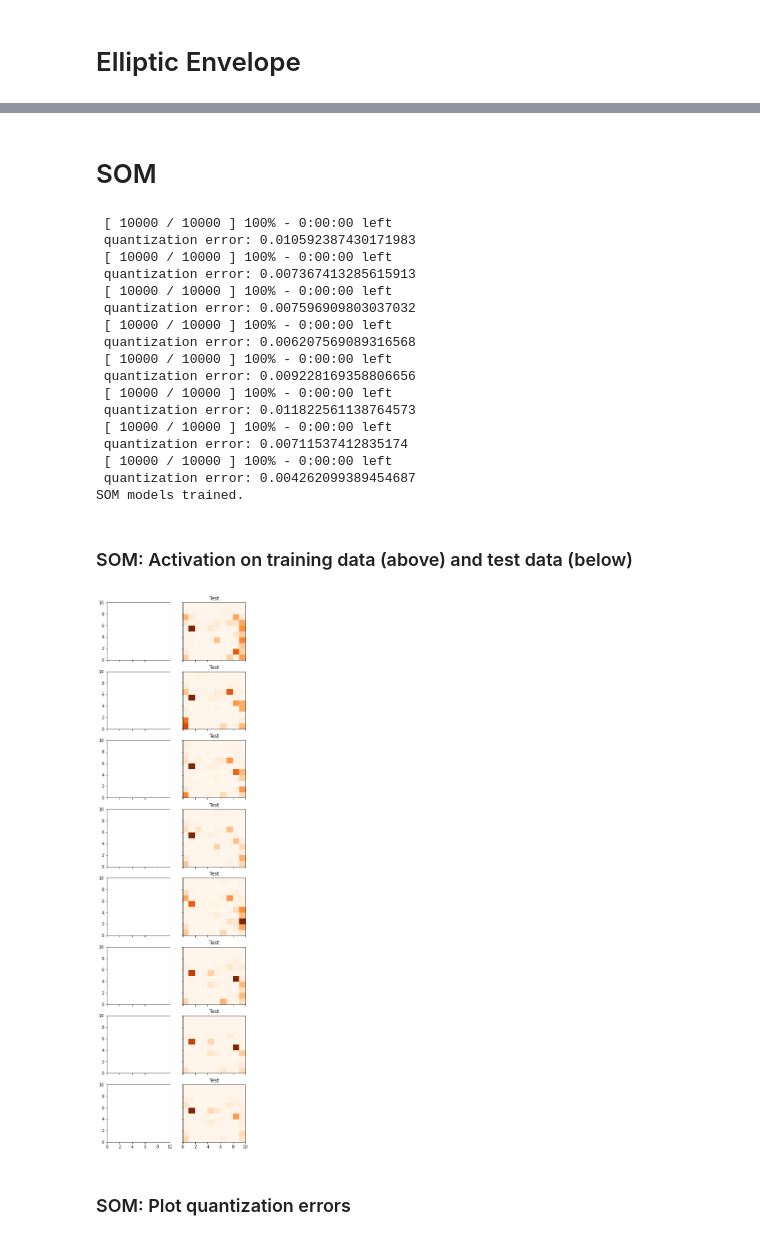
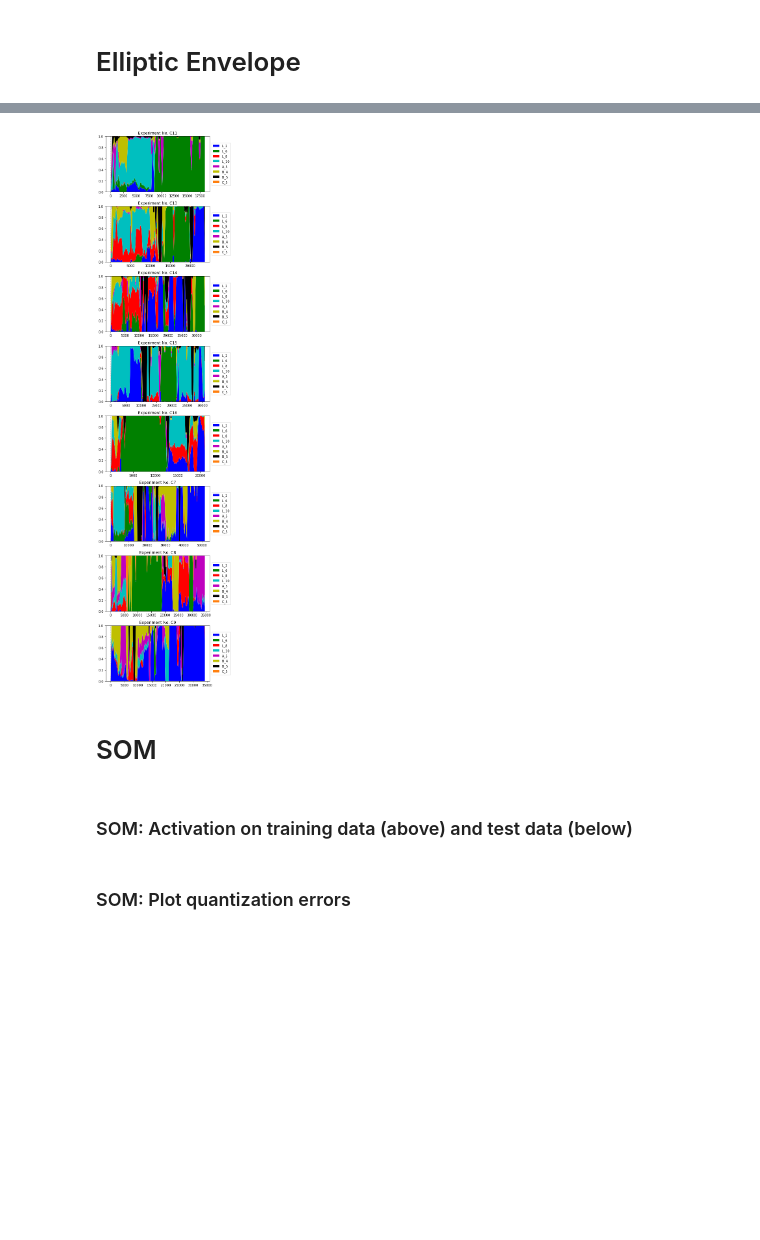
Before and after one commit to dglttr/dm_seminar_ws2020, a Jupyter notebook: notebooks/main.ipynb, the cells around one changed output, grey strips where cells are left out. Drawn from its saved outputs; the diff is of its cells as text; code cells hidden in the pictures; blank space fills up the shorter version.

```diff
--- a/notebooks/main.ipynb
+++ b/notebooks/main.ipynb
@@ -151,0 +326,21 @@ Wall time: 1.37 s
+# %%
+%%time
+def set_others_na(l, value: str) -> list:
+    return [(el if el == value else np.NaN) for el in l]
+
+WINDOW = 300
+
+occurrences_all = [
+    [
+        pd.Series(set_others_na(experiment, "L_2")).rolling(WINDOW).count() / WINDOW,
+        pd.Series(set_others_na(experiment, "L_6")).rolling(WINDOW).count() / WINDOW,
+        pd.Series(set_others_na(experiment, "L_8")).rolling(WINDOW).count() / WINDOW,
+        pd.Series(set_others_na(experiment, "L_10")).rolling(WINDOW).count() / WINDOW,
+        pd.Series(set_others_na(experiment, "A_5")).rolling(WINDOW).count() / WINDOW,
+        pd.Series(set_others_na(experiment, "B_4")).rolling(WINDOW).count() / WINDOW,
+        pd.Series(set_others_na(experiment, "B_5")).rolling(WINDOW).count() / WINDOW,
+        pd.Series(set_others_na(experiment, "C_5")).rolling(WINDOW).count() / WINDOW
+    ] for experiment in oc_svm_anom_loc
+]
+
+print("Occurrences computed.")
@@ -152,8 +350,34 @@ Wall time: 1.37 s
+# %%
+fig, ax = plt.subplots(8, 1)
+fig.set_size_inches(6, 24)
+
+for i, experiment in enumerate(occurrences_all):
+    axis = ax[i]
+    axis.set_title(f"Experiment No. {EXPERIMENT_NAMES[i]}")
+
+    index = list(range(len(experiment[0])))
+    axis.stackplot(index, *occurrences_all[i],
+                   labels=COLORMAP.keys(),
+                   colors=COLORMAP.values())
+
+    # Add test_train_split line
+    test_train_split_index = int(len(experiment[0]) * TEST_TRAIN_SPLIT)
+    axis.axvline(x=test_train_split_index, color="grey", linestyle="--", linewidth=1)
+
+    axis.legend(loc="center right", bbox_to_anchor=(1.22, 0.5))
+    axis.set_ylim([0, 1])
+
+plt.tight_layout()
+
+plt.savefig("C:/Users/Daniel/Desktop/OneClassSVM_anom_loc_stackplot.png")
+plt.show()
+# %% [output]
+[figure, added]
 # %% [markdown]
 # SOM
 # %%
-SOM_MAP_X_DIMENSION = 50      # 50 as taken from research paper
-SOM_MAP_Y_DIMENSION = 50     # 50 as taken from research paper
+SOM_MAP_X_DIMENSION = 10      # 50 as taken from research paper
+SOM_MAP_Y_DIMENSION = 10     # 50 as taken from research paper
 SOM_TRAINING_EPOCHS = 10000
 
 def train_model(training_data):
@@ -165,24 +389,6 @@ models = [train_model(train.to_numpy()) for train in train_files]
 #model = train_model(TRAINING_DATA.to_numpy())
 
 print("SOM models trained.")
-# %% [output]
- [ 10000 / 10000 ] 100% - 0:00:00 left
- quantization error: 0.010592387430171983
- [ 10000 / 10000 ] 100% - 0:00:00 left
- quantization error: 0.007367413285615913
- [ 10000 / 10000 ] 100% - 0:00:00 left
- quantization error: 0.007596909803037032
- [ 10000 / 10000 ] 100% - 0:00:00 left
- quantization error: 0.006207569089316568
- [ 10000 / 10000 ] 100% - 0:00:00 left
- quantization error: 0.009228169358806656
- [ 10000 / 10000 ] 100% - 0:00:00 left
- quantization error: 0.011822561138764573
- [ 10000 / 10000 ] 100% - 0:00:00 left
- quantization error: 0.00711537412835174
- [ 10000 / 10000 ] 100% - 0:00:00 left
- quantization error: 0.004262099389454687
-SOM models trained.
 # %% [markdown]
 ### SOM: Activation on training data (above) and test data (below)
 # %%
@@ -199,14 +405,12 @@ for i, test_file in enumerate(test_files):
     #plt.colorbar()
     """
 
-    frequencies = model.activation_response(test_file.to_numpy())
+    frequencies = models[i].activation_response(test_file.to_numpy())
     ax[i, 1].pcolor(frequencies.T, cmap='Oranges')
     ax[i, 1].set_title("Test")
     #plt.colorbar()
 
 plt.show()
-# %% [output]
-[figure, removed]
 # %% [markdown]
 ### SOM: Plot quantization errors
 # %%
```
Also changed, not shown: parts of 26 cells of this notebook.
